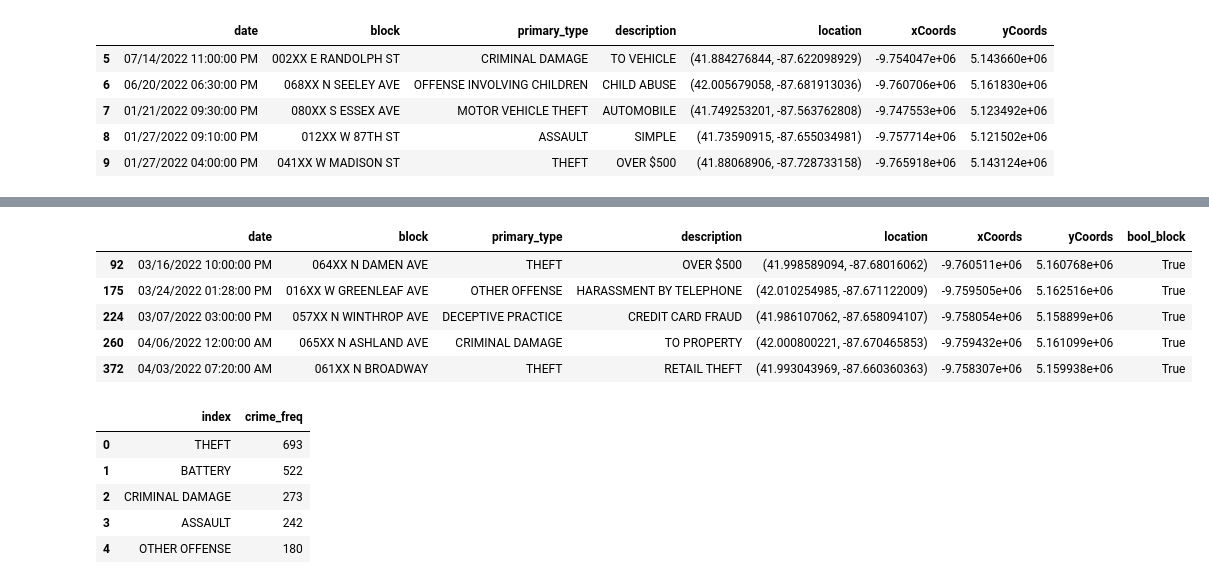
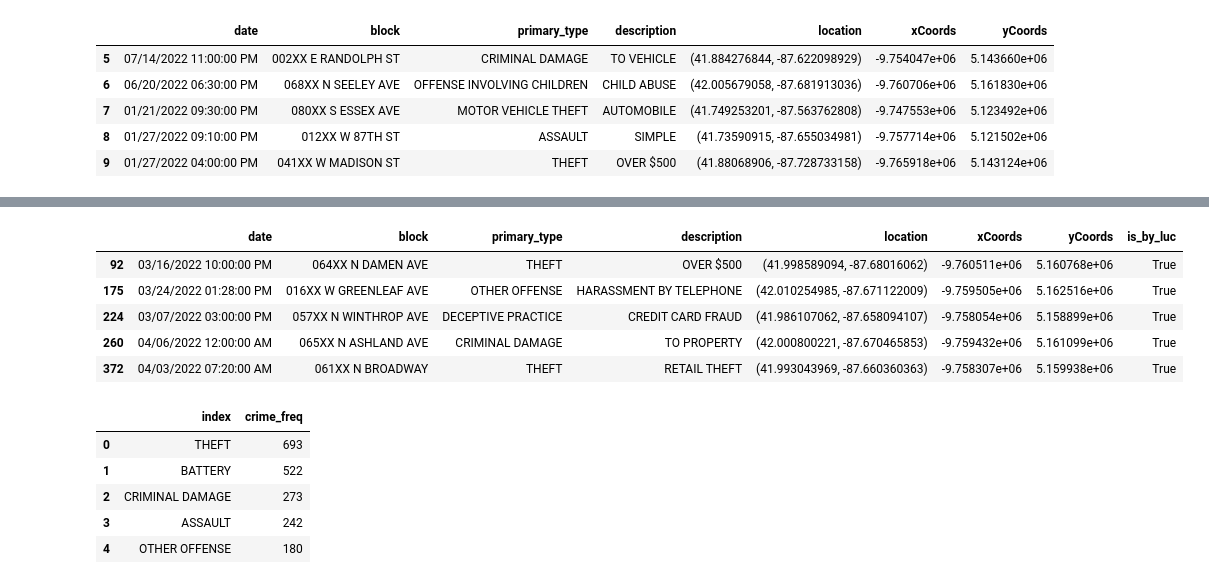
Before and after one commit to agarcia50S/CrimeAnalyses, a Jupyter notebook: ChicagoCrime/CrimeNearLUC.ipynb, the cells around one changed output, grey strips where cells are left out. Drawn from its saved outputs; the diff is of its cells as text; code cells hidden in the pictures.

```diff
--- a/ChicagoCrime/CrimeNearLUC.ipynb
+++ b/ChicagoCrime/CrimeNearLUC.ipynb
@@ -128,7 +115,8 @@ northStreets = ['N KENMORE AVE', 'N WINTHROP AVE', 'N ARTHUR AVE', 'N SHERIDAN R
                 'N LAKEWOOD AVE', 'N MAGNOLIA AVE', 'N GLENWOOD AVE', 'N NEWGARD AVE'
                 'N GREENVIEW AVE', 'N BOSWORTH AVE', 'N ASHLAND AVE', 'N CLARK ST',
                 'N RAVENSWOOD AVE', 'N RIDGE AVE', 'N RIDGE BLVD', 'N WOLCOTT AVE',
-                'N WAYNE AVE', 'N BROADWAY', 'N PAULINA ST', 'N HERMITAGE AVE', 'N DAMEN']
+                'N WAYNE AVE', 'N BROADWAY', 'N PAULINA ST', 'N HERMITAGE AVE',
+                'N DAMEN']
 
 # west/east bound streets with home number less than or equal to 19XX
 westStreets = ['W LOYOLA AVE', 'W SHERIDAN RD', 'W ROSEMONT AVE', 'W GRANVILLE AVE',
@@ -146,14 +134,12 @@ luc_addresses = find_all_address(crime_freq_df, addressCol='block', horiSt=westS
 # makes DF of bool values indicating whether a luc_addresses item is in a given cell
 bool_df = for_bokeh_df.isin(luc_addresses)
 
-# making to avoiding updating for_bokeh_df
-for_bokeh_df_copy = for_bokeh_df.copy()
+# adds new column, is_by_luc to for_bokeh_df_copy
+for_bokeh_df['is_by_luc'] = bool_df['block']
 
-# adds new column, bool_block to for_bokeh_df_copy
-for_bokeh_df_copy['bool_block'] = bool_df['block']
+# makes new DF, luc_crime_df, which contains only rows that have True as value for is_by_luc
 
-# makes new DF, luc_crime_df, which contains only rows that have True as value for bool_block
-luc_crime_df = for_bokeh_df_copy[for_bokeh_df_copy['bool_block'] == True]
-luc_crime_df.head()
+for_bokeh_df = for_bokeh_df[for_bokeh_df['is_by_luc'] == True]
+for_bokeh_df.head()
 # %% [output]
 |  | date | block | primary_type | description | location | xCoords | yCoords | crime_freq | glyph_size | ... |
@@ -209,20 +191,20 @@ Loading BokehJS ...
 # %%
 near_luc = find_all_address(main_df, addressCol='block', horiSt=westStreets, vertSt=northStreets)
 
 # makes DF of bool values indicating whether a luc_addresses item is in a given cell
 bool_df = main_df.isin(near_luc)
 
 # making to avoiding updating for_bokeh_df
 crime_df_copy = main_df.copy()
 
-# adds new column, bool_block to for_bokeh_df_copy
-crime_df_copy['bool_block'] = bool_df['block']
+# adds new column, is_by_luc to for_bokeh_df_copy
+crime_df_copy['is_by_luc'] = bool_df['block']
 
-# makes new DF, luc_crime_df, which contains only rows that have True as value for bool_block
-for_graph_df = crime_df_copy[crime_df_copy['bool_block'] == True]
+# makes new DF, luc_crime_df, which contains only rows that have True as value for is_by_luc
+for_graph_df = crime_df_copy[crime_df_copy['is_by_luc'] == True]
 for_graph_df.head()
 # %% [output]
-|  | date | block | primary_type | description | location | xCoords | yCoords | bool_block |
+|  | date | block | primary_type | description | location | xCoords | yCoords | is_by_luc |
 | 92 | 03/16/2022 10:00:00 PM | 064XX N DAMEN AVE | THEFT | OVER $500 | (41.998589094, -87.68016062) | -9.760511e+06 | 5.160768e+06 | True |
 | 175 | 03/24/2022 01:28:00 PM | 016XX W GREENLEAF AVE | OTHER OFFENSE | HARASSMENT BY TELEPHONE | (42.010254985, -87.671122009) | -9.759505e+06 | 5.162516e+06 | True |
 | 224 | 03/07/2022 03:00:00 PM | 057XX N WINTHROP AVE | DECEPTIVE PRACTICE | CREDIT CARD FRAUD | (41.986107062, -87.658094107) | -9.758054e+06 | 5.158899e+06 | True |
```
Also changed, not shown: parts of 9 cells of this notebook.
